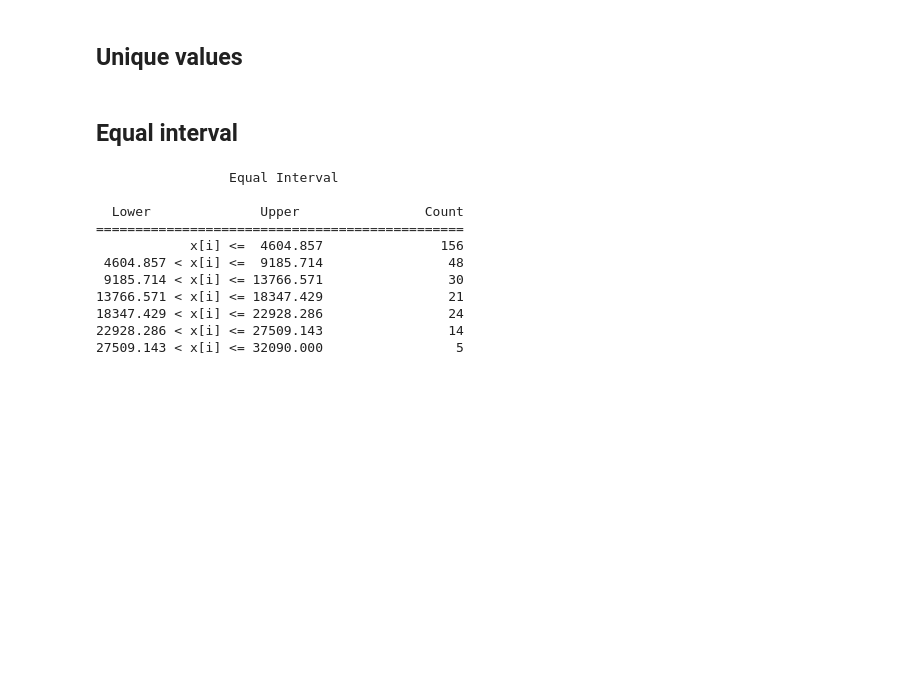
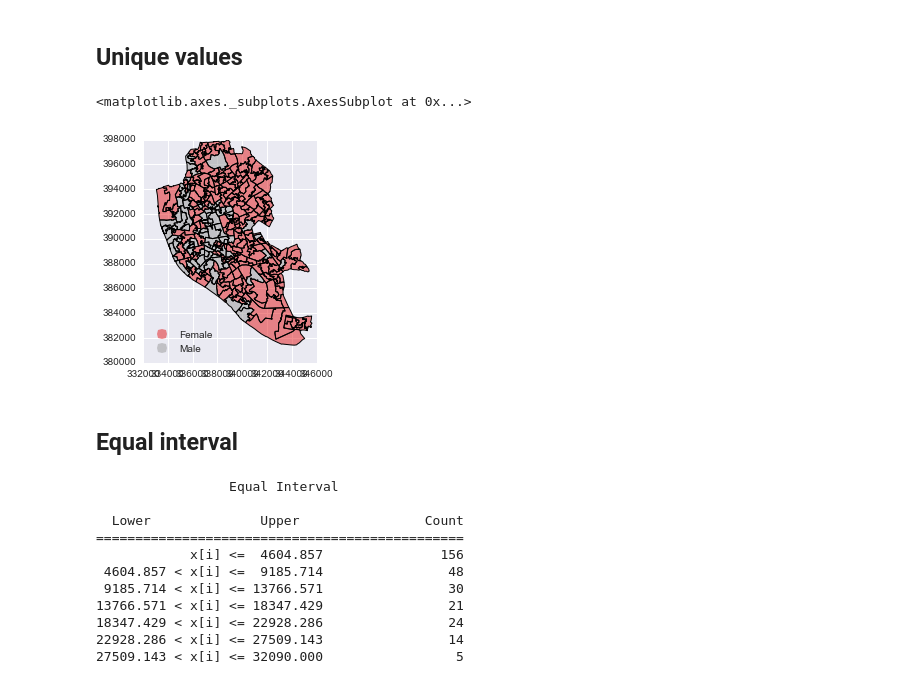
Before and after one commit to darribas/gds15, a Jupyter notebook: content/labs/lab_04.ipynb, the cells around one changed output. Saved outputs shown, nothing was run; the diff lists cells and outputs as text; code cells hidden in the pictures; blank space fills up the shorter version.

```diff
--- a/content/labs/lab_04.ipynb
+++ b/content/labs/lab_04.ipynb
@@ -20,6 +21,7 @@ For this tutorial, we will use the recently released Index of Multiple Deprivati
 # you have downloaded the files
 imd_shp = '../../../../data/E08000012_IMD/shapefiles/E08000012.shp'
 bkg_path = 'figs/lab04_liverpool_color.tif'
+data_path = '../../../../data/Liverpool/'
 # %% [markdown]
 Load the IMD data:
 # %%
@@ -45,0 +52,20 @@ memory usage: 30.3+ KB
+# %%
+# Gender breakup
+gender = pd.read_csv(data_path+'tables/QS104EW_lsoa11.csv', index_col='GeographyCode')
+gender = gender.rename(columns={'QS104EW0002': 'Male', 'QS104EW0003': 'Female'})[['Male', 'Female']]
+maj_male = gender['Male'] > gender['Female']
+gender['Gender_Majority'] = maj_male
+gender.loc[gender['Gender_Majority']==True, 'Gender_Majority'] = 'Male'
+gender.loc[gender['Gender_Majority']==False, 'Gender_Majority'] = 'Female'
+# Status breakup
+sinmar = pd.read_csv(data_path+'tables/KS103EW_lsoa11.csv', index_col='GeographyCode')
+sinmar = sinmar.rename(columns={'KS103EW0002': 'Single', 'KS103EW0003': 'Married'})[['Single', 'Married']]
+maj_sin = sinmar['Single'] > sinmar['Married']
+sinmar['Status_Majority'] = maj_sin
+sinmar.loc[sinmar['Status_Majority']==True, 'Status_Majority'] = 'Single'
+sinmar.loc[sinmar['Status_Majority']==False, 'Status_Majority'] = 'Married'
+# Join
+both = imd.join(sinmar).join(gender)
+both.crs = imd.crs
+
+both.head()
@@ -46,5 +80,10 @@ memory usage: 30.3+ KB
 # %% [markdown]
 ## Unique values
+# %%
+both.plot(column='Gender_Majority', categorical=True, legend=True)
+# %% [output]
+<matplotlib.axes._subplots.AxesSubplot at 0x...>
+[figure, added]
 # %% [markdown]
 ## Equal interval
 # %%
```
Also changed, not shown: parts of 17 cells of this notebook, 11 other files.
